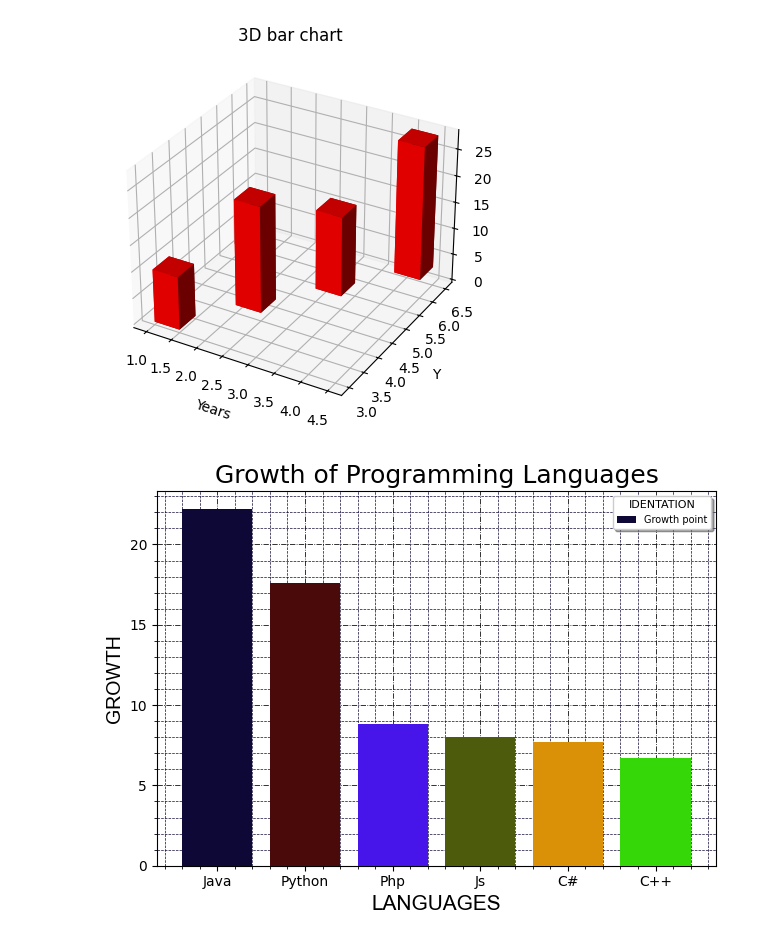
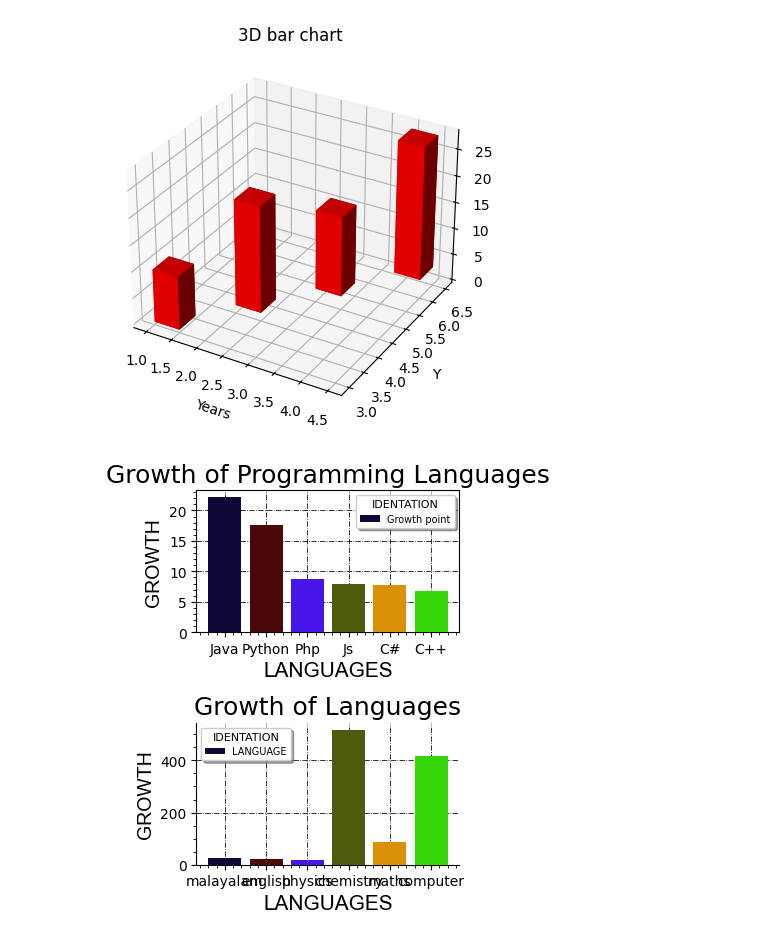
Before and after one commit to akashnandhu/python, a Jupyter notebook: matplot.ipynb, the cells around one changed output. Cells and saved outputs as stored; diff of their text form; code cells hidden in the pictures.

```diff
--- a/matplot.ipynb
+++ b/matplot.ipynb
@@ -422,20 +422,37 @@ plt.show()
 # %%
 import matplotlib.pyplot as plt
 import numpy  as np
 x=(['Java','Python','Php','Js','C#','C++'])
 y=([22.2,17.6,8.8,8,7.7,6.7])
 m=["#0e0836","#4b0a0a","#4715E9","#4c5b0c","#DA9007","#35d709"]
+plt.subplot(2,2,1)
 plt.bar(x,y,color=m,zorder=3,label="Growth point",)
 plt.title("Growth of Programming Languages",size=18,color="k")
 f1={"family":"Arial","color":"k","size":15}
 f2={"family":"Arial","color":"m","size":14}
 plt.xlabel("LANGUAGES",color="k",fontdict=f1)
 plt.ylabel("GROWTH",color="k",fontdict=f2)
-plt.grid(which="minor",axis="both",linestyle="--",lw=0.5,color="#0e0836",zorder=1)
 plt.grid(which="major",axis="both",linestyle="-.",lw=0.6,color="#111111",zorder=2)
 plt.minorticks_on()
 plt.legend(loc="upper right",shadow=True,title="IDENTATION",title_fontsize=8,fontsize=7)
+ax.spines["top"].set_visible(False)
+ax.spines["right"].set_visible(False)
+plt.subplot(2,2,3)
+x=(['malayalam','english','physics','chemistry','maths','computer'])
+y=([25.2,21.6,18.8,518,87.17,416.7])
+plt.bar(x,y,color=m,zorder=3,label="LANGUAGE",)
+plt.title("Growth of Languages",size=18,color="k")
+f1={"family":"Arial","color":"k","size":15}
+f2={"family":"Arial","color":"m","size":14}
+plt.xlabel("LANGUAGES",color="k",fontdict=f1)
+plt.ylabel("GROWTH",color="k",fontdict=f2)
+plt.grid(which="major",axis="both",linestyle="-.",lw=0.6,color="#111111",zorder=2)
+plt.minorticks_on()
+plt.legend(loc="upper left",shadow=True,title="IDENTATION",title_fontsize=8,fontsize=7)
 plt.tight_layout()
+ax=plt.gca()
+ax.spines["top"].set_visible(False)
+ax.spines["right"].set_visible(False)
 plt.show()
 # %% [output]
-[figure, old version]
+[figure, new version]
```
Also changed, not shown: 3 other files.
